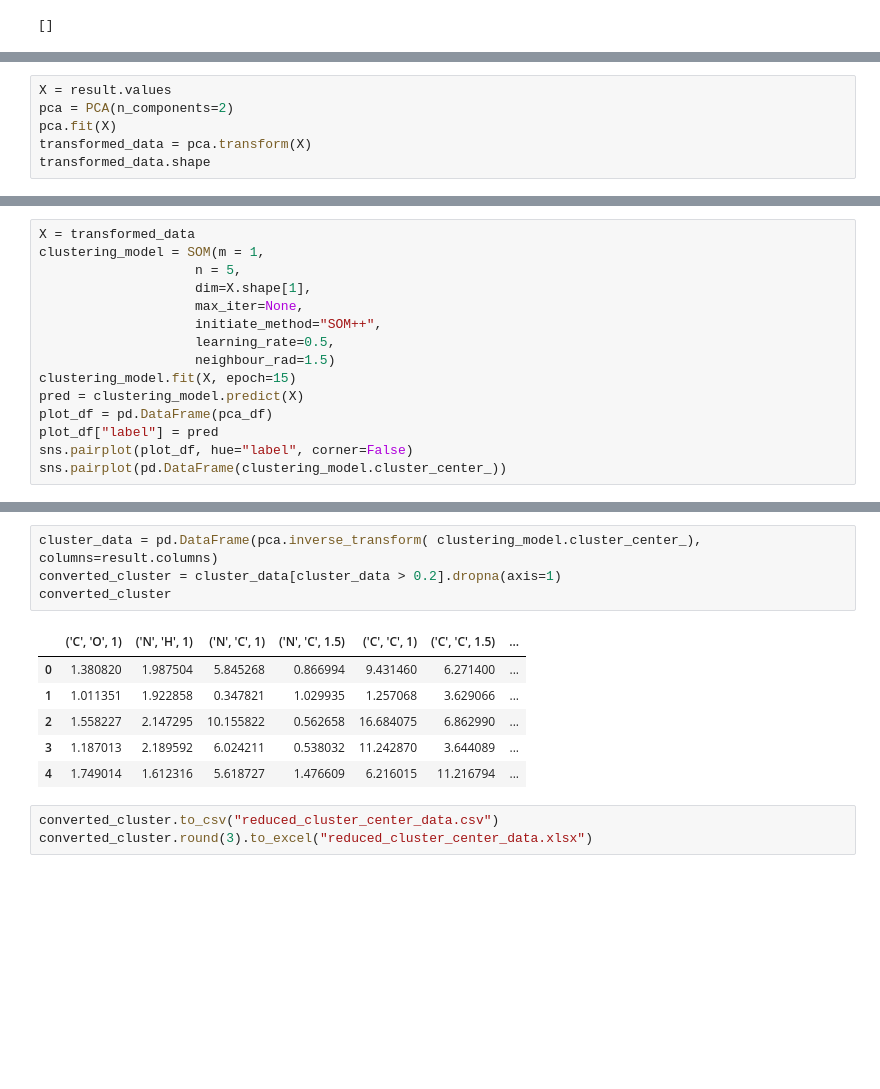
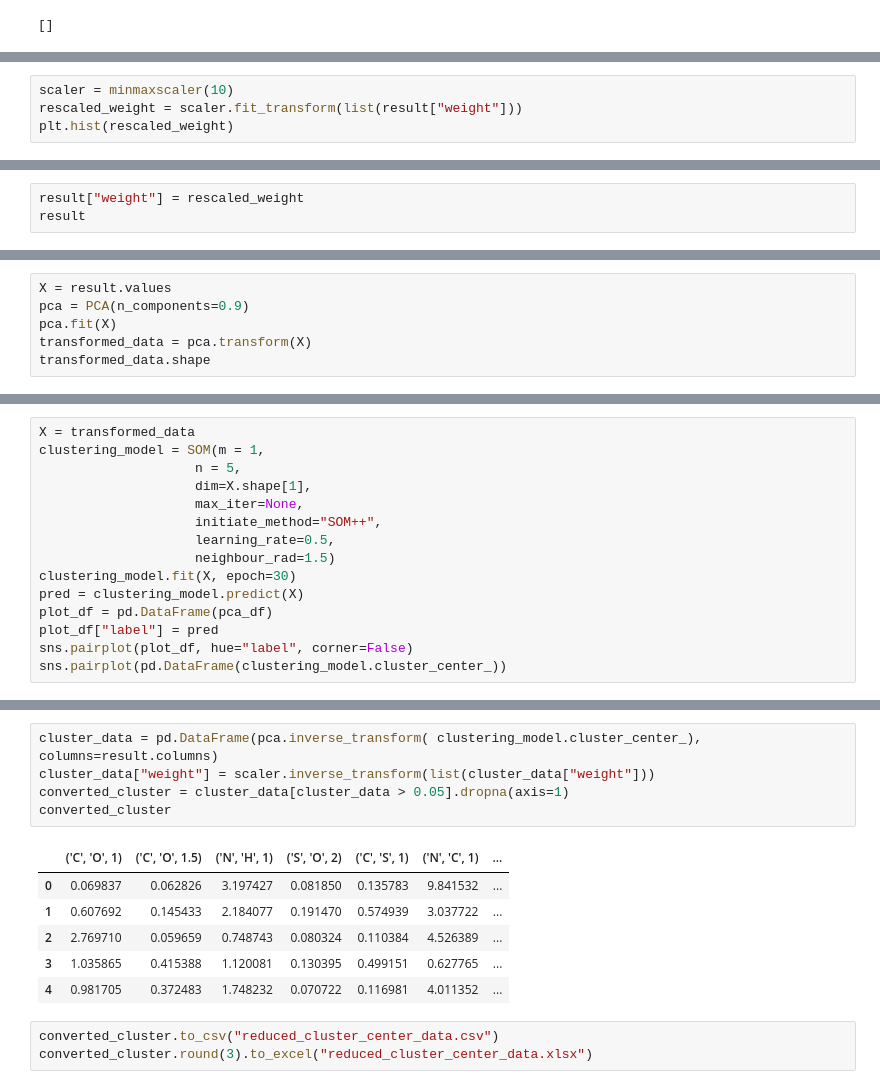
Before and after one commit to Evintkoo/Functional-Group-Analysis, a Jupyter notebook: merge_data.ipynb, the cells around one changed output, grey strips where cells are left out. Drawn from its saved outputs; the diff is of its cells as text; blank space fills up the shorter version.

```diff
--- a/merge_data.ipynb
+++ b/merge_data.ipynb
@@ -43,0 +54,4 @@ result
+# %%
+scaler = minmaxscaler(10)
+rescaled_weight = scaler.fit_transform(list(result["weight"]))
+plt.hist(rescaled_weight)
@@ -43,0 +64,3 @@ result
+# %%
+result["weight"] = rescaled_weight
+result
@@ -44,6 +81,6 @@ result
 # %%
 X = result.values
-pca = PCA(n_components=2)
+pca = PCA(n_components=0.9)
 pca.fit(X)
 transformed_data = pca.transform(X)
 transformed_data.shape
@@ -68,7 +105,7 @@ clustering_model = SOM(m = 1,
                     initiate_method="SOM++",
                     learning_rate=0.5,
                     neighbour_rad=1.5)
-clustering_model.fit(X, epoch=15)
+clustering_model.fit(X, epoch=30)
 pred = clustering_model.predict(X)
 plot_df = pd.DataFrame(pca_df)
 plot_df["label"] = pred
@@ -82,14 +119,15 @@ Training   | [██████████████████████
 # %%
 cluster_data = pd.DataFrame(pca.inverse_transform( clustering_model.cluster_center_), columns=result.columns)
-converted_cluster = cluster_data[cluster_data > 0.2].dropna(axis=1)
+cluster_data["weight"] = scaler.inverse_transform(list(cluster_data["weight"]))
+converted_cluster = cluster_data[cluster_data > 0.05].dropna(axis=1)
 converted_cluster
 # %% [output]
-|  | ('C', 'O', 1) | ('N', 'H', 1) | ('N', 'C', 1) | ('N', 'C', 1.5) | ('C', 'C', 1) | ('C', 'C', 1.5) | ... |
-| 0 | 1.380820 | 1.987504 | 5.845268 | 0.866994 | 9.431460 | 6.271400 | ... |
-| 1 | 1.011351 | 1.922858 | 0.347821 | 1.029935 | 1.257068 | 3.629066 | ... |
-| 2 | 1.558227 | 2.147295 | 10.155822 | 0.562658 | 16.684075 | 6.862990 | ... |
-| 3 | 1.187013 | 2.189592 | 6.024211 | 0.538032 | 11.242870 | 3.644089 | ... |
-| 4 | 1.749014 | 1.612316 | 5.618727 | 1.476609 | 6.216015 | 11.216794 | ... |
+|  | ('C', 'O', 1) | ('C', 'O', 1.5) | ('N', 'H', 1) | ('S', 'O', 2) | ('C', 'S', 1) | ('N', 'C', 1) | ... |
+| 0 | 0.069837 | 0.062826 | 3.197427 | 0.081850 | 0.135783 | 9.841532 | ... |
+| 1 | 0.607692 | 0.145433 | 2.184077 | 0.191470 | 0.574939 | 3.037722 | ... |
+| 2 | 2.769710 | 0.059659 | 0.748743 | 0.080324 | 0.110384 | 4.526389 | ... |
+| 3 | 1.035865 | 0.415388 | 1.120081 | 0.130395 | 0.499151 | 0.627765 | ... |
+| 4 | 0.981705 | 0.372483 | 1.748232 | 0.070722 | 0.116981 | 4.011352 | ... |
 # %%
 converted_cluster.to_csv("reduced_cluster_center_data.csv")
 converted_cluster.round(3).to_excel("reduced_cluster_center_data.xlsx")
```
Also changed, not shown: parts of 12 cells of this notebook, 26 other files.
